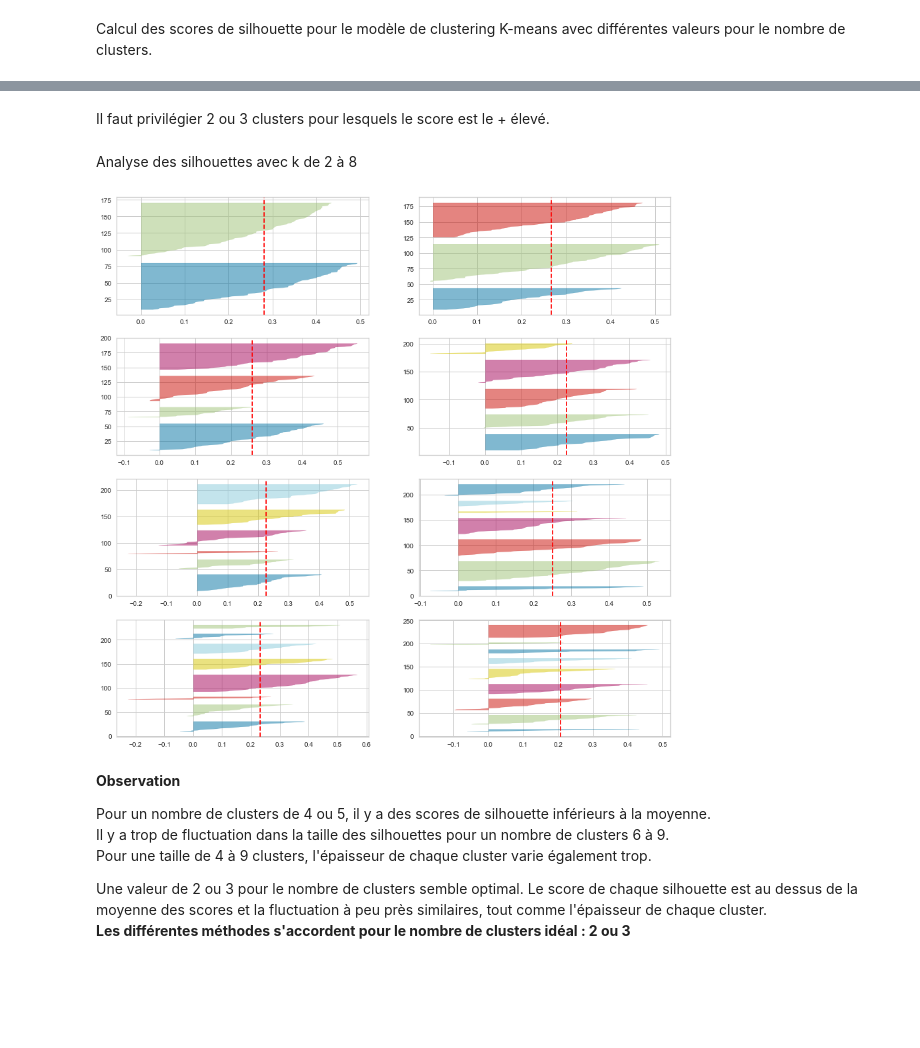
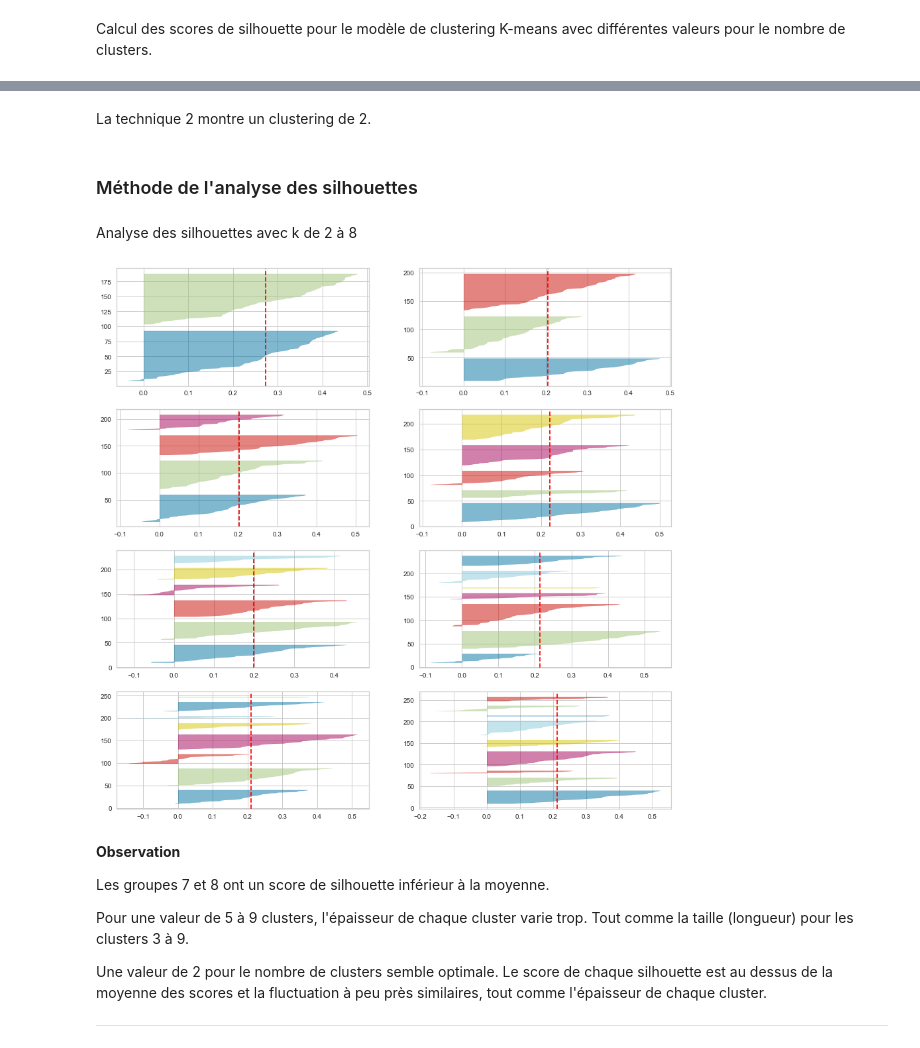
Before and after one commit to dumbor/P9_Produisez-une-etude-de-marche, a Jupyter notebook: Produisez une étude de marché.ipynb, the cells around one changed output, grey strips where cells are left out. Saved outputs shown, nothing was run; the diff lists cells and outputs as text; code cells hidden in the pictures; blank space fills up the shorter version.

```diff
--- a/Produisez une étude de marché.ipynb
+++ b/Produisez une étude de marché.ipynb
@@ -1028,8 +1387,8 @@ Le graphique ne nous montre pas de "coude" évident, même si un k valant 2 ou 3
 # %% [markdown]
 On regarde pour 2 clusters
 # %%
-result = KMeans(n_clusters=2, random_state=0)
-result.fit(X_CR_km)
+result = KMeans(n_clusters=2, n_init=10, init='k-means++',random_state=0)
+result.fit(XCR_km)
 # %% [output]
 KMeans(n_clusters=2, random_state=0)
 # %% [markdown]
@@ -1096,4 +1425,4 @@ elbow.show()
 # %%
-result_3k = KMeans(n_clusters=3, random_state=42)
-result_3k.fit(X_CR_km)
+result_3k = KMeans(n_clusters=3, n_init=10, init='k-means++',random_state=0)
+result_3k.fit(XCR_km)
 # %% [output]
@@ -1116,16 +1435,16 @@ Je regarde si l'analyse des silhouettes donne le même résultat.
 Calcul des scores de silhouette pour le modèle de clustering K-means avec différentes valeurs pour le nombre de clusters.
 # %%
 #Use silhouette score
-#range_n_clusters = list (range(2,10))
 silhouettes=[]
 for n_clusters in range(2,10):
-    clusterer = KMeans(n_clusters=n_clusters, random_state=42) # Instantiate the Kmeans model.
-    predictions = clusterer.fit_predict(X_CR_km) # Fit the KMeans model
-    centers = clusterer.cluster_centers_
-    score = silhouette_score(X_CR_km, predictions) #Calculate Silhoutte Score or score = silhouette_score(X_CR_km, clusterer.labels_, metric='euclidean')
+    result = KMeans(n_clusters=n_clusters,n_init=10, init='k-means++',random_state=0) # Instantiate the Kmeans model with 10 times a random init
+    result.fit(XCR_km) # Fit the KMeans model on normalized data
+    #centers = result.cluster_centers_
+    score = silhouette_score(XCR_km, result.labels_, metric='euclidean') #Calculate Silhoutte coefficient Score
     silhouettes.append(score)
 
     print(f"Quand le nombre de clusters vaut {n_clusters}, le score de silhouette score vaut {score:.3f}.")
 
 plt.plot(range(2,10),silhouettes, marker='o')
+plt.show()
 # %% [output]
@@ -1141,0 +1464,2 @@ Quand le nombre de clusters vaut 9, le score de silhouette score vaut 0.207.
+# %%
+visualizer = kelbow_visualizer(result,X=XCR_km, k=(2,10),metric='silhouette', timings= False)
@@ -1142,33 +1468,33 @@ Quand le nombre de clusters vaut 9, le score de silhouette score vaut 0.207.
 # %% [markdown]
-Il faut privilégier 2 ou 3 clusters pour lesquels le score est le + élevé.
+La technique 2 montre un clustering de 2.
+# %% [markdown]
+### Méthode de l'analyse des silhouettes
 # %% [markdown]
 Analyse des silhouettes avec k de 2 à 8
 # %%
-from yellowbrick.cluster import SilhouetteVisualizer
-
 fig, ax = plt.subplots(4, 2, figsize=(15,15))
 
 for i in range (2,10):
     '''
     Create KMeans instance for different number of clusters
     '''
-    km = KMeans(n_clusters=i, init='k-means++', n_init=10, max_iter=100, random_state=42)
+    km = KMeans(n_clusters=i, init='k-means++', n_init=10, max_iter=100, random_state=0)
     q, mod = divmod(i, 2)
     '''
     Create SilhouetteVisualizer instance with KMeans instance
     Fit the visualizer
     '''
 
     visualizer = SilhouetteVisualizer(km, colors='yellowbrick', ax=ax[q-1][mod])
-    visualizer.fit(X_CR_km)
+    visualizer.fit(XCR_km)
 # %% [output]
-[figure, old version]
+[figure, new version]
 # %% [markdown]
 **Observation**<br>
 
-Pour un nombre de clusters de 4 ou 5, il y a des scores de silhouette inférieurs à la moyenne.<br>
-Il y a trop de fluctuation dans la taille des silhouettes pour un nombre de clusters 6 à 9.<br>
-Pour une taille de 4 à 9 clusters, l'épaisseur de chaque cluster varie également trop.<br>
+Les groupes 7 et 8 ont un score de silhouette inférieur à la moyenne.<br>
 
-Une valeur de 2 ou 3 pour le nombre de clusters semble optimal. Le score de chaque silhouette est au dessus de la moyenne des scores et la fluctuation à peu près similaires, tout comme l'épaisseur de chaque cluster.<br>
-**Les différentes méthodes s'accordent pour le nombre de clusters idéal : 2 ou 3**
+Pour une valeur de 5 à 9 clusters, l'épaisseur de chaque cluster varie trop. Tout comme la taille (longueur) pour les clusters 3 à 9.<br>
+
+Une valeur de 2 pour le nombre de clusters semble optimale. Le score de chaque silhouette est au dessus de la moyenne des scores et la fluctuation à peu près similaires, tout comme l'épaisseur de chaque cluster.
+________________________
```
Also changed, not shown: parts of 246 cells of this notebook, 16 other files.
